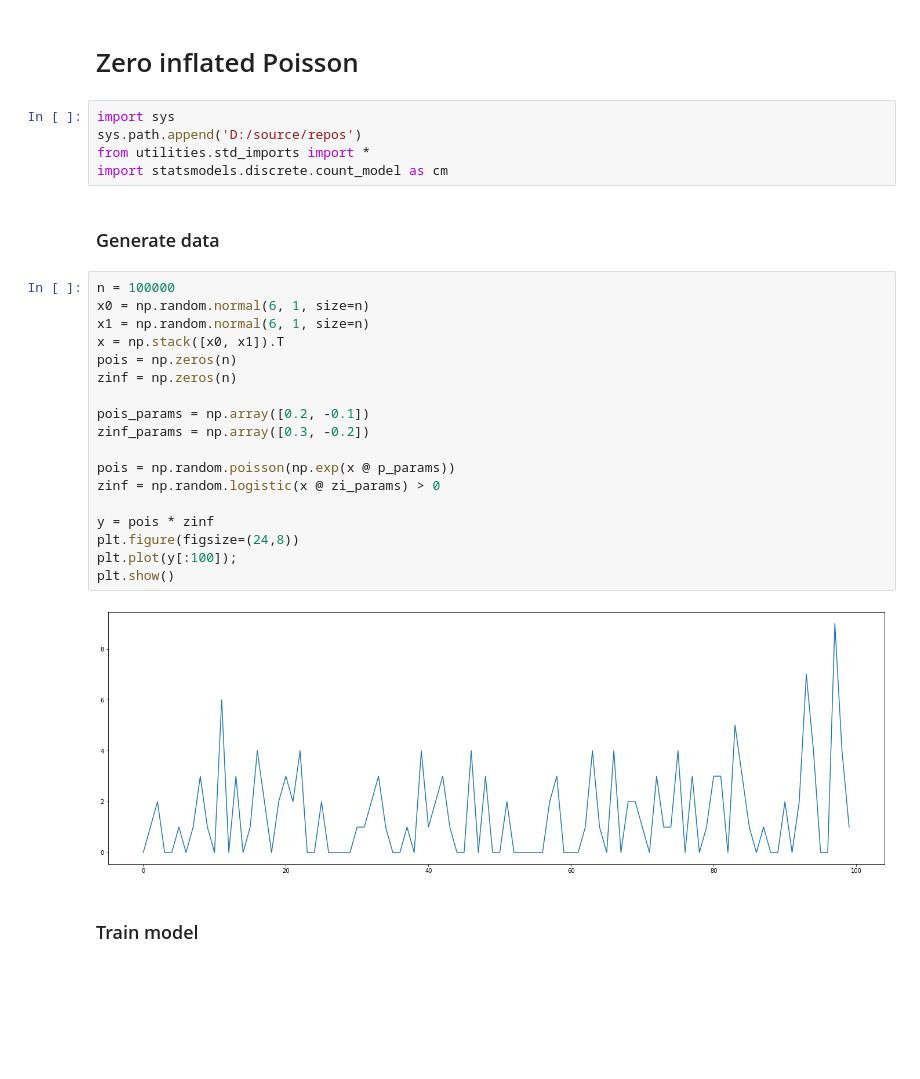
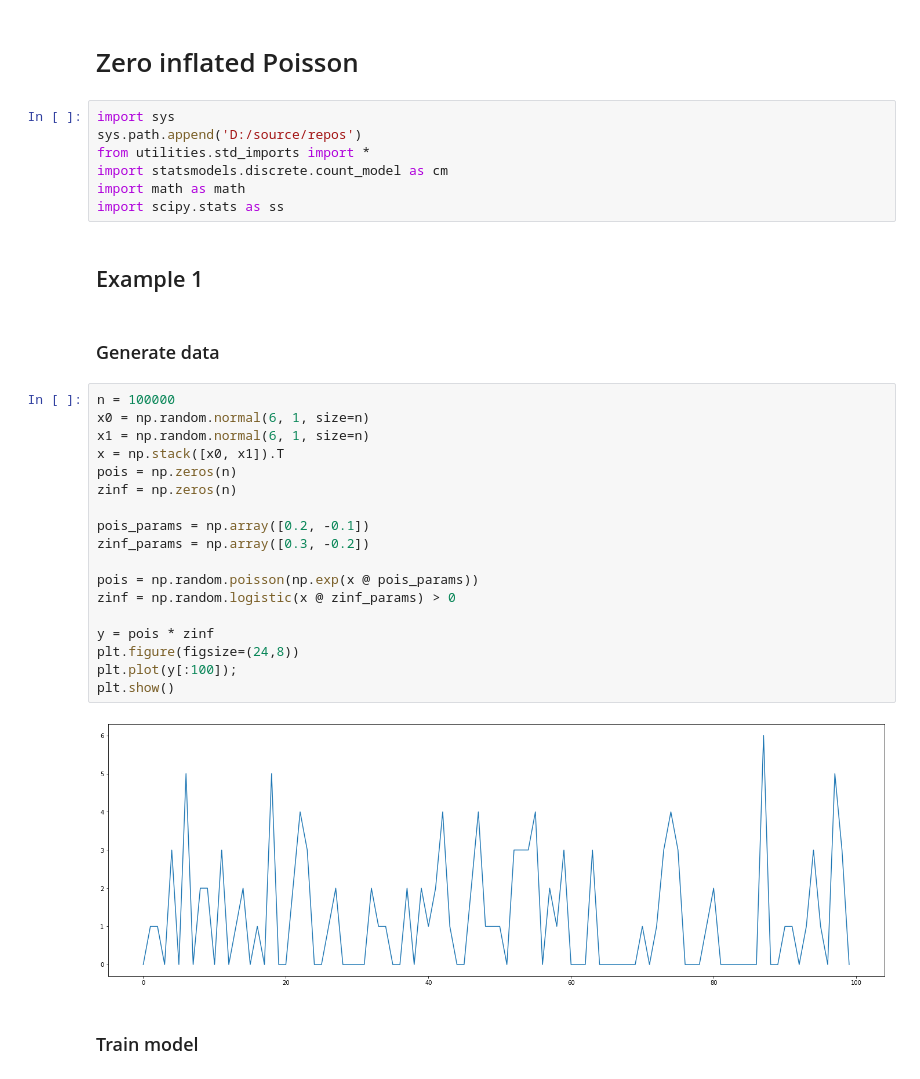
Before and after one commit to miltonluaces/time_series, a Jupyter notebook: sparse/zero_inflated_poisson.ipynb, the cells around one changed output. Cells and saved outputs as stored; diff of their text form; blank space fills up the shorter version.

```diff
--- a/sparse/zero_inflated_poisson.ipynb
+++ b/sparse/zero_inflated_poisson.ipynb
@@ -5,28 +5,32 @@ import sys
 sys.path.append('D:/source/repos')
 from utilities.std_imports import *
 import statsmodels.discrete.count_model as cm
+import math as math
+import scipy.stats as ss
+# %% [markdown]
+## Example 1
 # %% [markdown]
 ### Generate data
 # %%
 n = 100000
 x0 = np.random.normal(6, 1, size=n)
 x1 = np.random.normal(6, 1, size=n)
 x = np.stack([x0, x1]).T
 pois = np.zeros(n)
 zinf = np.zeros(n)
 
 pois_params = np.array([0.2, -0.1])
 zinf_params = np.array([0.3, -0.2])
 
-pois = np.random.poisson(np.exp(x @ p_params))
-zinf = np.random.logistic(x @ zi_params) > 0
+pois = np.random.poisson(np.exp(x @ pois_params))
+zinf = np.random.logistic(x @ zinf_params) > 0
 
 y = pois * zinf
 plt.figure(figsize=(24,8))
 plt.plot(y[:100]);
 plt.show()
 # %% [output]
-[figure, old version]
+[figure, new version]
 # %% [markdown]
 ### Train model
 # %%
```
Also changed, not shown: parts of 16 cells of this notebook, 33 other files.
